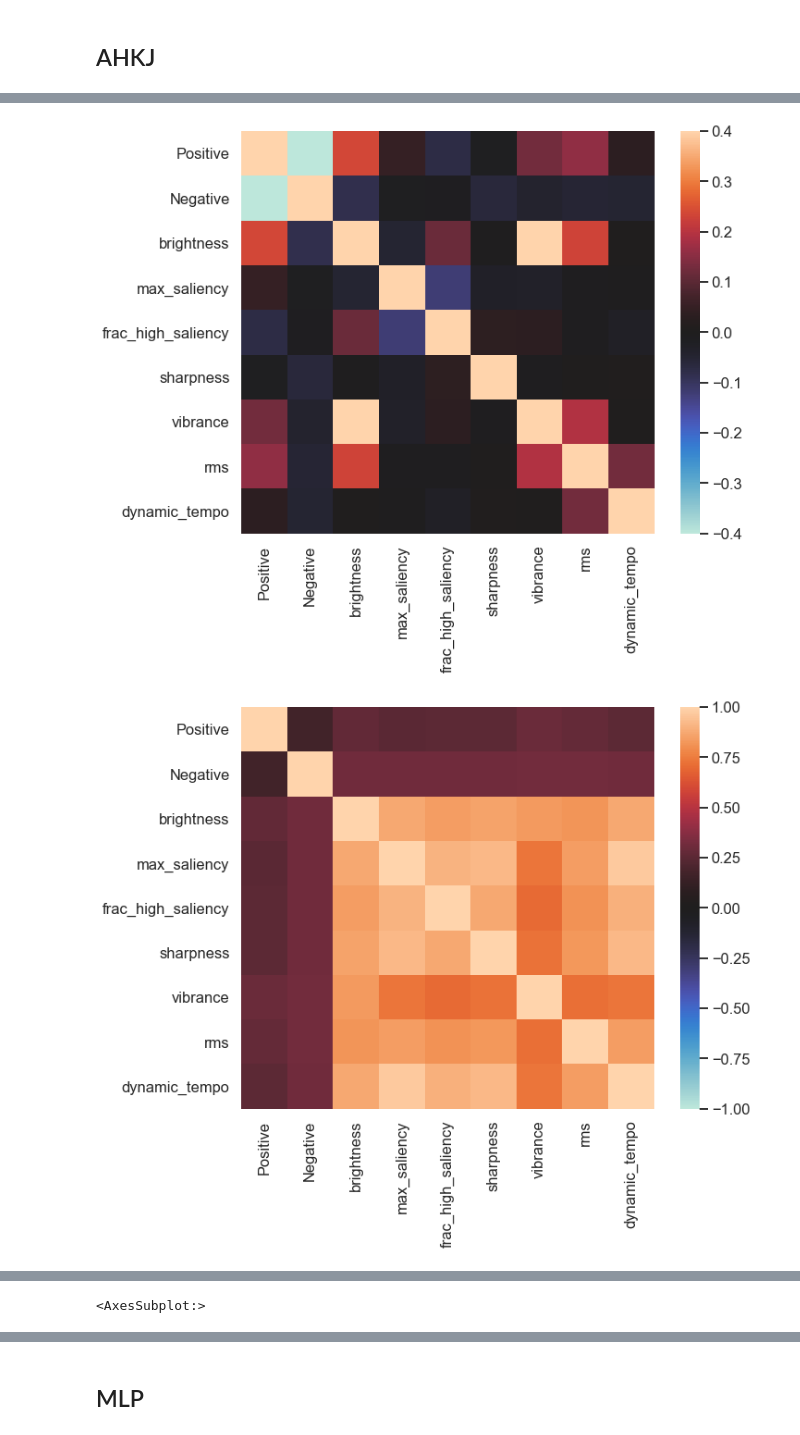
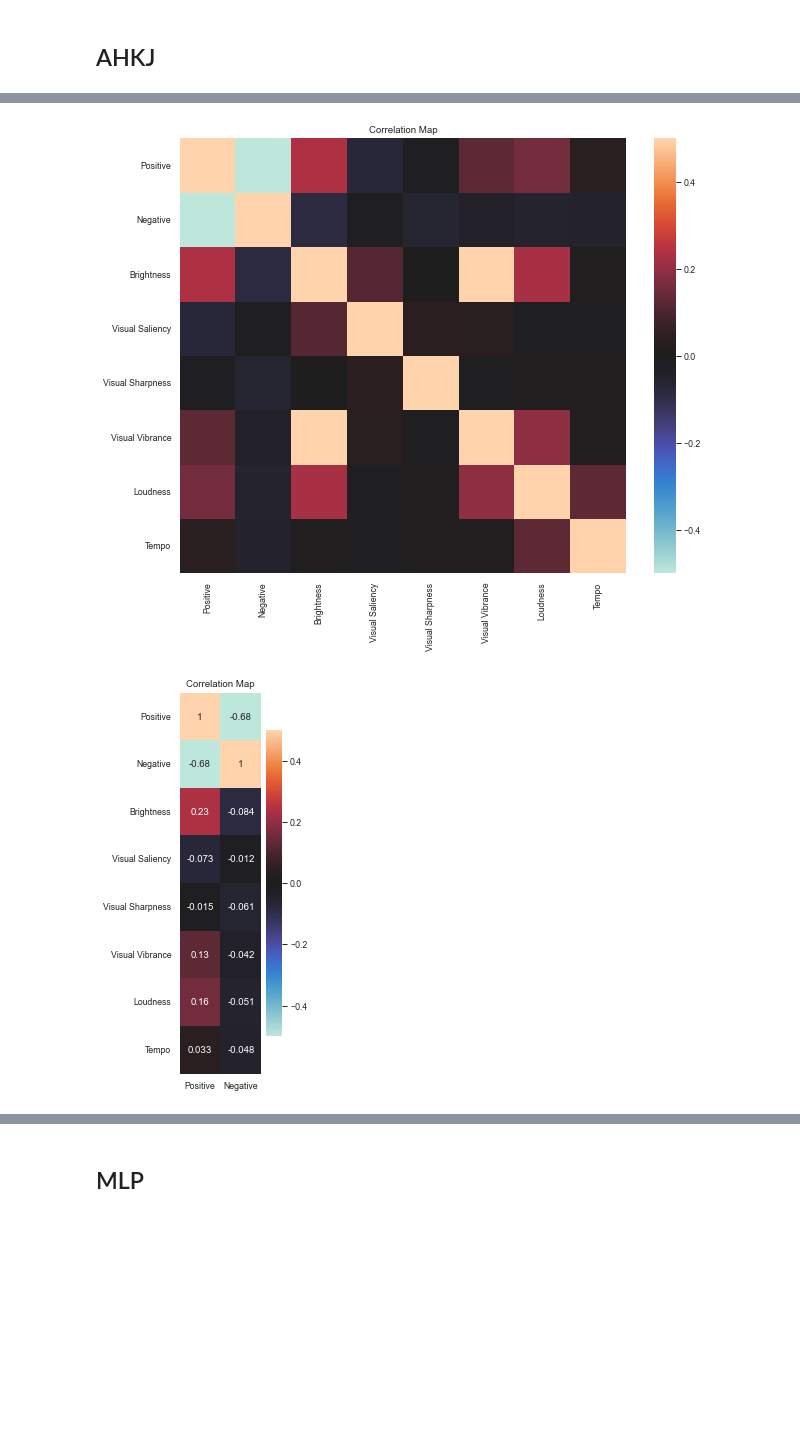
Before and after one commit to catcamacho/emocodes, a Jupyter notebook: reliability_analysis/4_CompareExternalLowLevel.ipynb, the cells around one changed output, grey strips where cells are left out. Drawn from its saved outputs; the diff is of its cells as text; code cells hidden in the pictures; blank space fills up the shorter version.

```diff
--- a/reliability_analysis/4_CompareExternalLowLevel.ipynb
+++ b/reliability_analysis/4_CompareExternalLowLevel.ipynb
@@ -5,16 +7,21 @@ import seaborn as sns
 import numpy as np
 import matplotlib.pyplot as plt
 
-sns.set(context='talk',style='white')
+sns.set(context='paper',style='white')
 
 ll_dir = '/Users/catcamacho/Box/CCP/EmoCodes_project/reliability_data/episodes/'
 ext_dir = '/Users/catcamacho/Box/CCP/EmoCodes_project/reliability_data/UGTV_data_summary/'
+int_dir = '/Users/catcamacho/Box/CCP/EmoCodes_project/reliability_data/analysis/'
 # %% [markdown]
 ## AHKJ
 # %%
-# combine data into a single dataframe
+# combine data into a single dataframe and convert to standard units
+from sklearn.preprocessing import MinMaxScaler
+mm = MinMaxScaler()
 
-ll = pd.read_csv(ll_dir + 'AHKJ_lowlevel_features.csv', index_col='onset')[['brightness','max_saliency','frac_high_saliency','sharpness','vibrance','rms','dynamic_tempo']]
+ll = pd.read_csv(ll_dir + 'AHKJ_lowlevel_features.csv', index_col='onset')[['brightness','frac_high_saliency','sharpness','vibrance','rms','dynamic_tempo']]
 ext = pd.read_csv(ext_dir + 'AHKJ_ratings.csv', index_col=None)[['Positive','Negative']]
-data = ext.merge(ll, left_index=True, right_index=True)
-data.head()
+combdata = ext.merge(ll, left_index=True, right_index=True)
+data = pd.DataFrame(mm.fit_transform(combdata), columns=combdata.columns, index=combdata.index)
+data.columns
+data.columns=['Positive', 'Negative', 'Brightness','Visual Saliency', 'Visual Sharpness', 'Visual Vibrance', 'Loudness', 'Tempo']
@@ -28,25 +34,20 @@ data.head()
 # %%
-# plot pairwise info
+# Compute first derivative and compute correlations between shifts in values
 corr = ec.pairwise_corr(data)
-ips, ips_series = ec.pairwise_ips(data)
 
 plt.figure(figsize=(10,8))
-sns.heatmap(corr, center=0, vmin=-0.4, vmax=0.4)
+sns.heatmap(corr, center=0, vmin=-0.5, vmax=0.5)
+plt.title("Correlation Map")
 plt.show()
 plt.close()
 
-plt.figure(figsize=(10,8))
-sns.heatmap(ips, center=0, vmin=-1, vmax=1)
+plt.figure(figsize=(3,6))
+sns.heatmap(corr[['Positive','Negative']], annot=True, center=0, vmin=-0.5, vmax=0.5)
+plt.title("Correlation Map")
+plt.tight_layout()
+plt.savefig('AHKJ_LL_correlation_map.svg')
 plt.show()
 plt.close()
-
-plt.figure(figsize=(4,8))
-sns.heatmap(corr[['Positive','Negative']], annot=True, center=0, vmin=-0.2, vmax=0.2)
-plt.show()
-plt.close()
-
-plt.figure(figsize=(4,8))
-sns.heatmap(ips[['Positive','Negative']], annot=True, center=0, vmin=-0.4, vmax=0.4)
 # %% [output]
-[figure, old version]
+[figure, new version]
-[figure, old version]
+[figure, new version]
@@ -54 +53,0 @@ sns.heatmap(ips[['Positive','Negative']], annot=True, center=0, vmin=-0.4, vmax=
-<AxesSubplot:>
```
Also changed, not shown: parts of 9 cells of this notebook, 3 other files.
